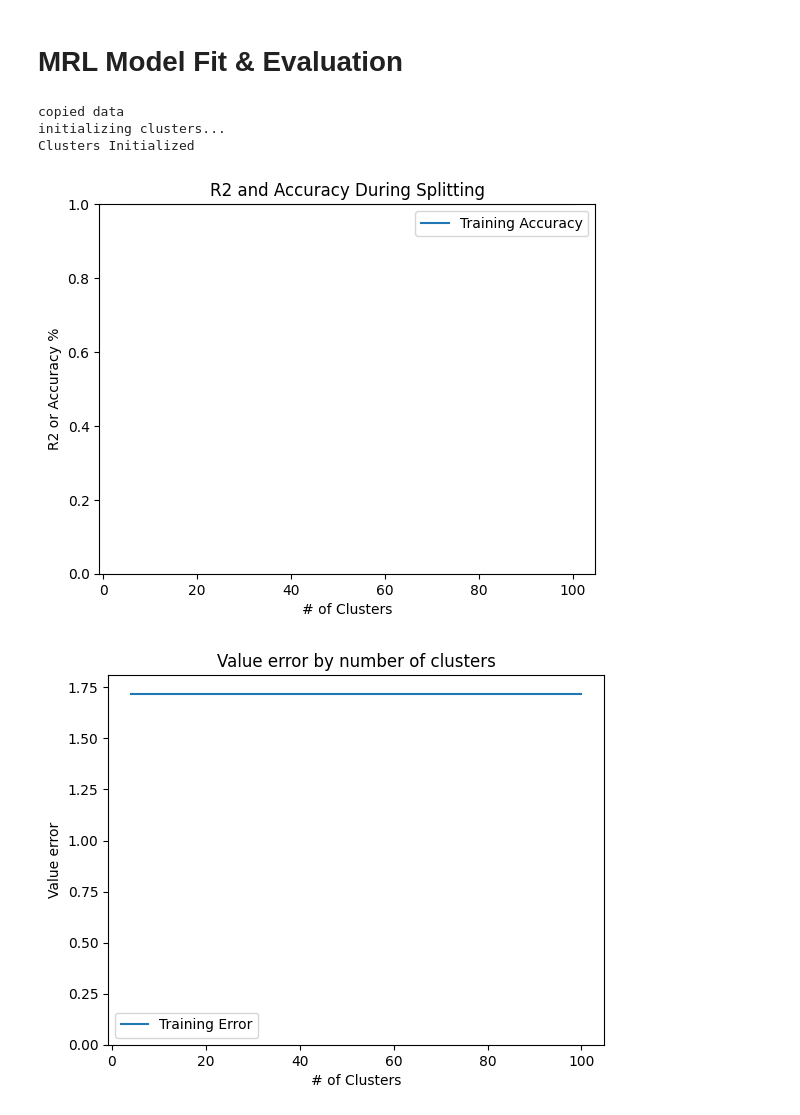
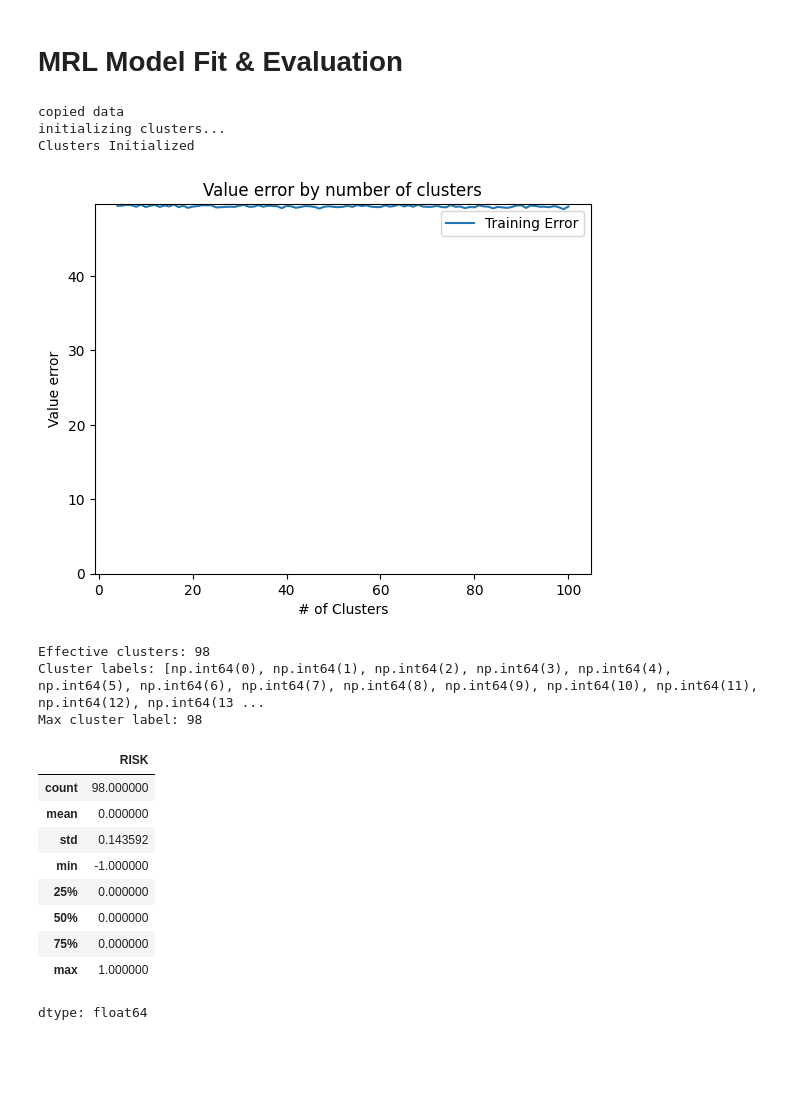
Before and after one commit to yining-wu10/Thesis, a Jupyter notebook: Experiment1.ipynb, the cells around one changed output. Saved outputs shown, nothing was run; the diff lists cells and outputs as text; code cells hidden in the pictures; blank space fills up the shorter version.

```diff
--- a/Experiment1.ipynb
+++ b/Experiment1.ipynb
@@ -388,32 +396,32 @@ n_clusters = None
 distance_threshold = 0.5 #for Agglomerative clustering
 random_state = 0
 h = -1
 gamma = 1
 cv = 5
 th = 0
 eta = 25
 precision_thresh = 1e-14
 
 m = MDP_model()
 m.fit(df_scheme_a, # df: dataframe in the format ['ID', 'TIME', ...features..., 'RISK', 'ACTION']
     pfeatures, # int: number of features
     h, # int: time horizon (# of actions we want to optimize)
     gamma, # discount factor
     max_k, # int: number of iterations
     distance_threshold, # clustering diameter for Agglomerative clustering
     cv, # number for cross validation
     th, # splitting threshold
     eta, # incoherence threshold, calculated by eta*sqrt(datapoints)/clusters
     precision_thresh, # precision threshold
     classification, # classification method
     split_classifier_params, # classifier params
     clustering,# clustering method from Agglomerative, KMeans, and Birch
     n_clusters, # number of clusters for KMeans
     random_state,
+    stochastic=True,
     plot=True)
 # %% [output]
 copied data
 initializing clusters...
 Clusters Initialized
-[figure, old version]
+[figure, new version]
-[figure, removed]
@@ -459,0 +428,21 @@ def true_value(df, gamma=1):
+# %%
+print("Effective clusters:", m.df_trained["CLUSTER"].nunique())
+print("Cluster labels:", sorted(m.df_trained["CLUSTER"].unique()))
+print("Max cluster label:", m.df_trained["CLUSTER"].max())
+# %% [output]
+Effective clusters: 98
+Cluster labels: [np.int64(0), np.int64(1), np.int64(2), np.int64(3), np.int64(4), np.int64(5), np.int64(6), np.int64(7), np.int64(8), np.int64(9), np.int64(10), np.int64(11), np.int64(12), np.int64(13 ...
+Max cluster label: 98
+# %%
+m.R_df.describe()
+# %% [output]
+|  | RISK |
+| count | 98.000000 |
+| mean | 0.000000 |
+| std | 0.143592 |
+| min | -1.000000 |
+| 25% | 0.000000 |
+| 50% | 0.000000 |
+| 75% | 0.000000 |
+| max | 1.000000 |
+dtype: float64
```
Also changed, not shown: parts of 16 cells of this notebook, 1 other file.
